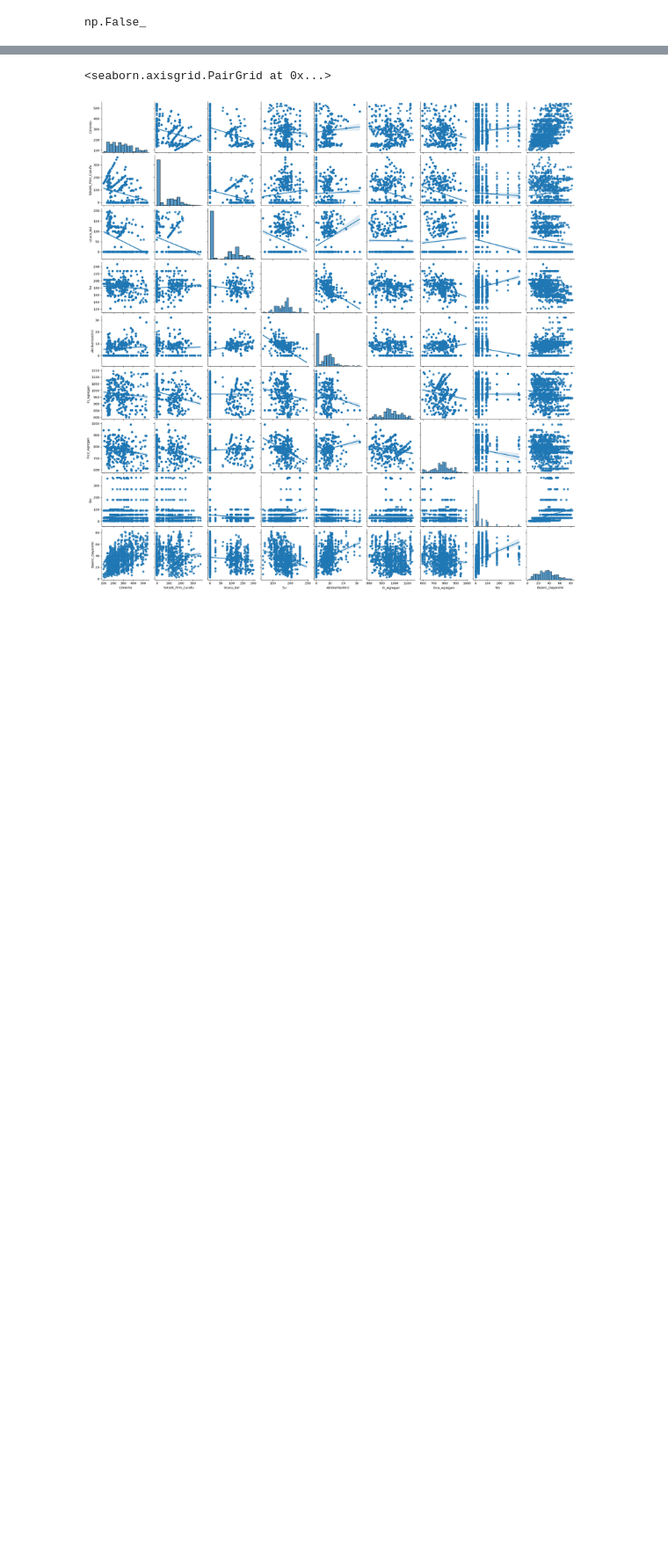
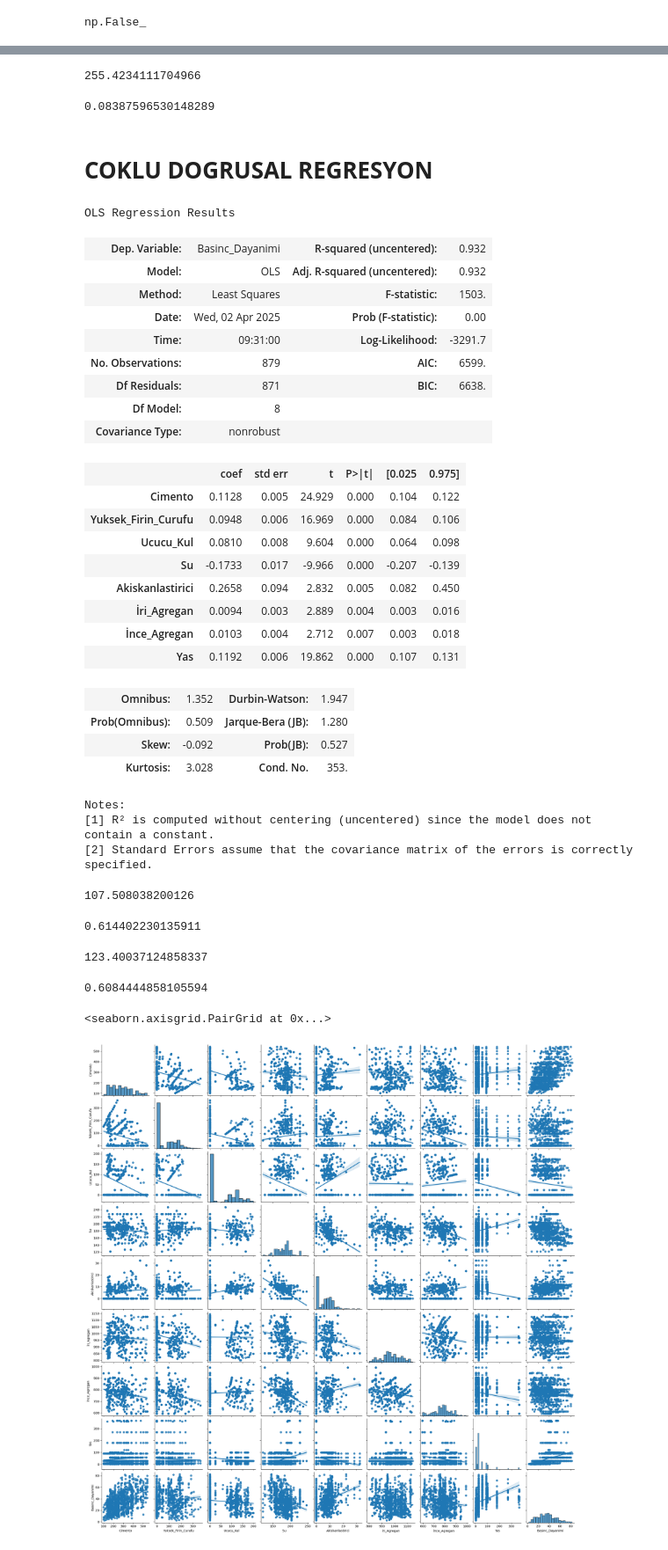
Before and after one commit to musa-fe/Machine_Learning, a Jupyter notebook: Regression.ipynb, the cells around one changed output, grey strips where cells are left out. Shown at 88% size. Drawn from its saved outputs; the diff is of its cells as text; code cells hidden in the pictures; blank space fills up the shorter version.

```diff
--- a/Regression.ipynb
+++ b/Regression.ipynb
@@ -44,0 +54,3 @@ df.corr()
+# %%
+y = dat[["Basinc_Dayanimi"]]
+x = dat[["Su"]]
@@ -44,0 +60,6 @@ df.corr()
+# %%
+x = sm.add_constant(x)
+model = sm.OLS(y, x)
+mod = model.fit()
+mod = sm.OLS(y, x).fit()
+mod.summary()
@@ -45,3 +133,69 @@ df.corr()
+# %%
+from sklearn.metrics import mean_squared_error, r2_score
+mean_squared_error(y, model.predict(x))
+# %% [output]
+255.4234111704966
+# %%
+mean_squared_error(y, model.predict(x))
+r2_score(y, model.predict(x))
+# %% [output]
+0.08387596530148289
+# %% [markdown]
+# **COKLU DOGRUSAL REGRESYON**
+# %%
+y = dat["Basinc_Dayanimi"]
+x = dat.drop("Basinc_Dayanimi", axis = 1)
+# %%
+from sklearn.model_selection import train_test_split
+x_egitim, x_test, y_egitim, y_test = train_test_split(x, y, test_size=151, random_state=101)
+# %%
+model = sm.OLS(y_egitim, x_egitim).fit()
+model.summary()
+# %% [output]
+OLS Regression Results
+| Dep. Variable: | Basinc_Dayanimi | R-squared (uncentered): | 0.932 |
+| Model: | OLS | Adj. R-squared (uncentered): | 0.932 |
+| Method: | Least Squares | F-statistic: | 1503. |
+| Date: | Wed, 02 Apr 2025 | Prob (F-statistic): | 0.00 |
+| Time: | 09:31:00 | Log-Likelihood: | -3291.7 |
+| No. Observations: | 879 | AIC: | 6599. |
+| Df Residuals: | 871 | BIC: | 6638. |
+| Df Model: | 8 |  |  |
+| Covariance Type: | nonrobust |  |  |
+|  | coef | std err | t | P>|t| | [0.025 | 0.975] |
+| Cimento | 0.1128 | 0.005 | 24.929 | 0.000 | 0.104 | 0.122 |
+| Yuksek_Firin_Curufu | 0.0948 | 0.006 | 16.969 | 0.000 | 0.084 | 0.106 |
+| Ucucu_Kul | 0.0810 | 0.008 | 9.604 | 0.000 | 0.064 | 0.098 |
+| Su | -0.1733 | 0.017 | -9.966 | 0.000 | -0.207 | -0.139 |
+| Akiskanlastirici | 0.2658 | 0.094 | 2.832 | 0.005 | 0.082 | 0.450 |
+| İri_Agregan | 0.0094 | 0.003 | 2.889 | 0.004 | 0.003 | 0.016 |
+| İnce_Agregan | 0.0103 | 0.004 | 2.712 | 0.007 | 0.003 | 0.018 |
+| Yas | 0.1192 | 0.006 | 19.862 | 0.000 | 0.107 | 0.131 |
+| Omnibus: | 1.352 | Durbin-Watson: | 1.947 |
+| Prob(Omnibus): | 0.509 | Jarque-Bera (JB): | 1.280 |
+| Skew: | -0.092 | Prob(JB): | 0.527 |
+| Kurtosis: | 3.028 | Cond. No. | 353. |
+Notes:
+[1] R² is computed without centering (uncentered) since the model does not contain a constant.
+[2] Standard Errors assume that the covariance matrix of the errors is correctly specified.
+# %%
+fit = model.predict(x)
+mean_squared_error(y, fit)
+# %% [output]
+107.508038200126
+# %%
+r2_score(y, fit)
+# %% [output]
+0.614402230135911
+# %%
+pred = model.predict(x_test)
+mean_squared_error(y_test, pred)
+# %% [output]
+123.40037124858337
+# %%
+r2_score(y_test, pred)
+# %% [output]
+0.6084444858105594
 # %%
 import seaborn as sb
 # %%
```
Also changed, not shown: parts of 14 cells of this notebook.
